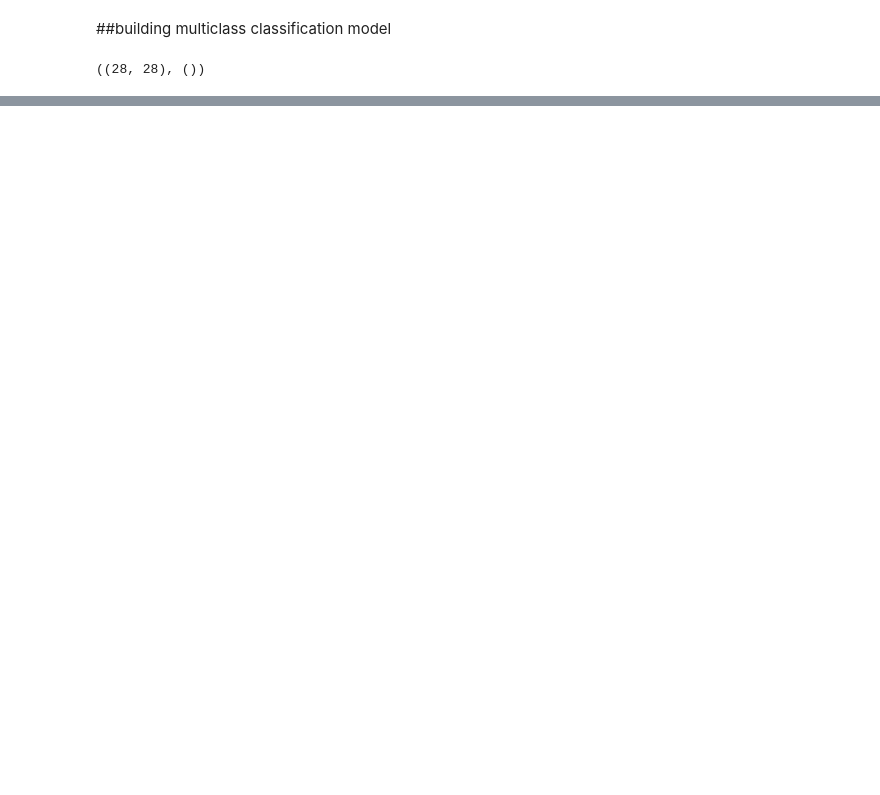
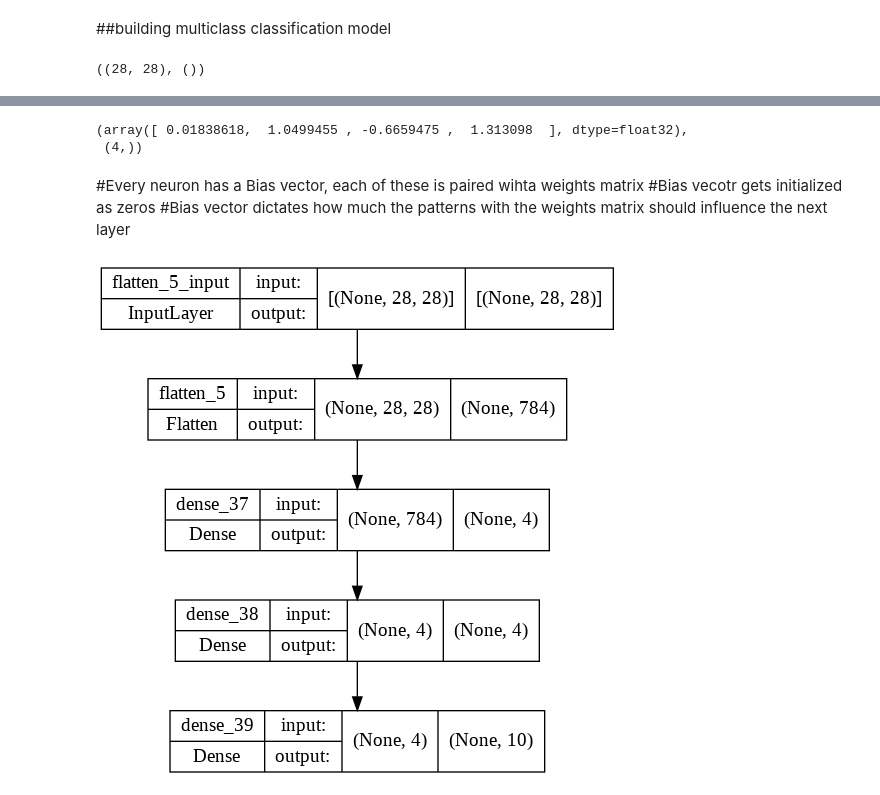
Before and after one commit to JacksonLeb/tensorflow_learning, a Jupyter notebook: 02_neural_network_classification.ipynb, the cells around one changed output, grey strips where cells are left out. Drawn from its saved outputs; the diff is of its cells as text; code cells hidden in the pictures; blank space fills up the shorter version.

```diff
--- a/02_neural_network_classification.ipynb
+++ b/02_neural_network_classification.ipynb
@@ -672,0 +1106,15 @@ Epoch 10/10
+# %%
+biases, biases.shape
+# %% [output]
+(array([ 0.01838618,  1.0499455 , -0.6659475 ,  1.313098  ], dtype=float32),
+ (4,))
+# %% [markdown]
+#Every neuron has a Bias vector, each of these is paired wihta weights matrix
+#Bias vecotr gets initialized as zeros
+#Bias vector dictates how much the patterns with the weights matrix should influence the next layer
+# %%
+#anothe rway of seeing deep learning models
+from tensorflow.keras.utils import plot_model
+plot_model(model_12, show_shapes=True)
+# %% [output]
+[figure, added]
```
Also changed, not shown: parts of 48 cells of this notebook.
